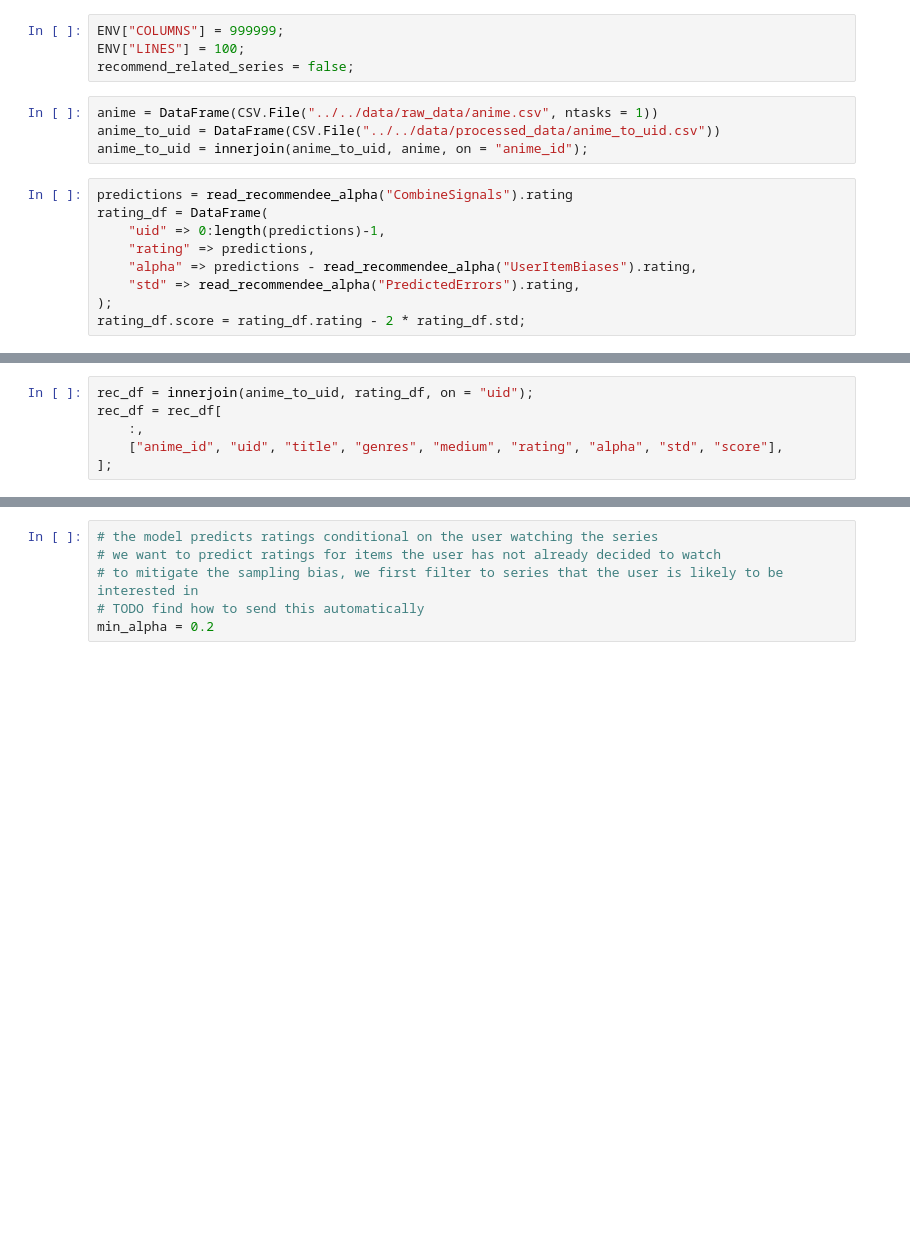
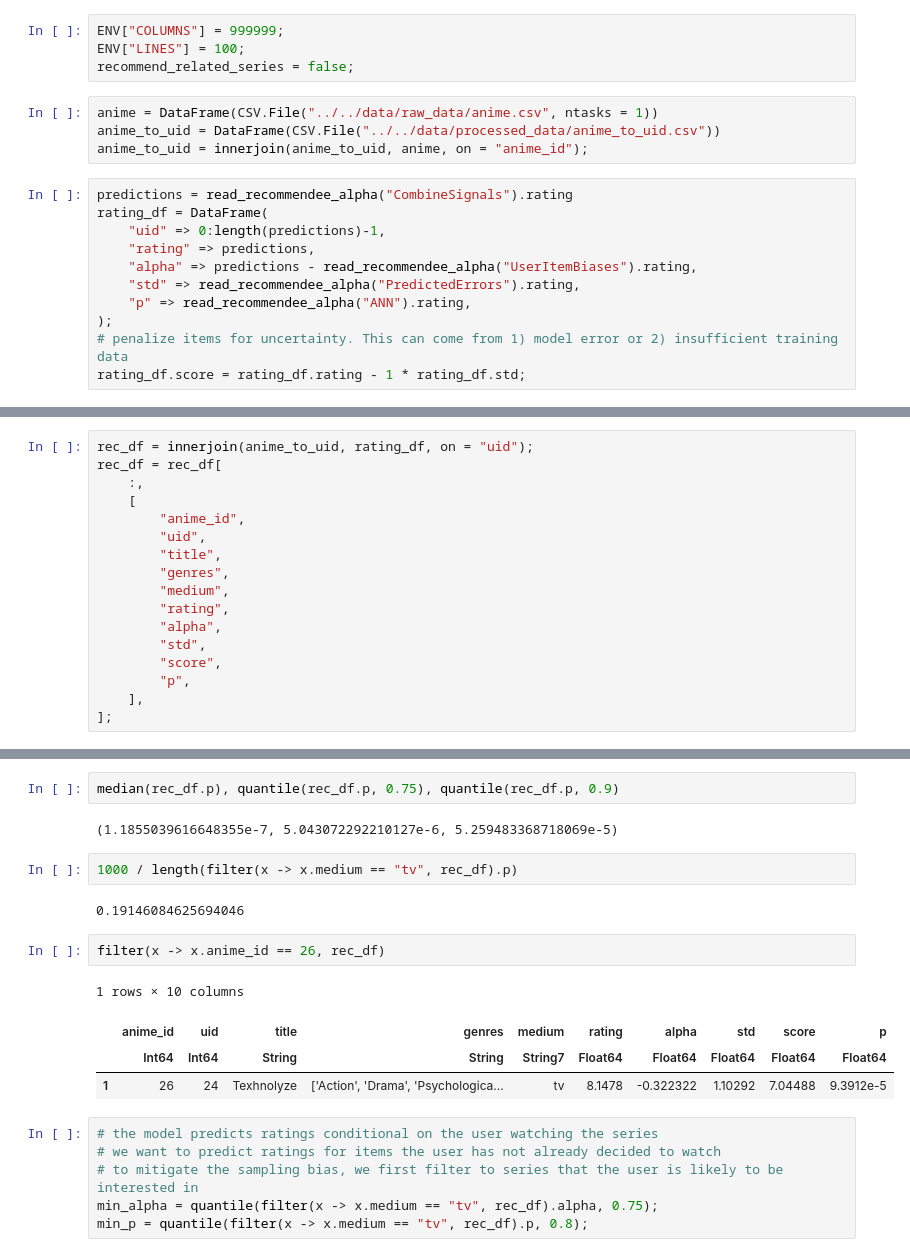
Before and after one commit to Fro116/RecommenderSystem, a Jupyter notebook: notebooks/DisplayRecs/Recommendations.ipynb, the cells around one changed output, grey strips where cells are left out. Saved outputs shown, nothing was run; the diff lists cells and outputs as text; blank space fills up the shorter version.

```diff
--- a/notebooks/DisplayRecs/Recommendations.ipynb
+++ b/notebooks/DisplayRecs/Recommendations.ipynb
@@ -18,8 +18,10 @@ rating_df = DataFrame(
     "rating" => predictions,
     "alpha" => predictions - read_recommendee_alpha("UserItemBiases").rating,
     "std" => read_recommendee_alpha("PredictedErrors").rating,
+    "p" => read_recommendee_alpha("ANN").rating,
 );
-rating_df.score = rating_df.rating - 2 * rating_df.std;
+# penalize items for uncertainty. This can come from 1) model error or 2) insufficient training data
+rating_df.score = rating_df.rating - 1 * rating_df.std;
 # %%
 # evaluate our insample predictions
 df = get_recommendee_list()
@@ -46,7 +63,18 @@ end;
 rec_df = innerjoin(anime_to_uid, rating_df, on = "uid");
 rec_df = rec_df[
     :,
-    ["anime_id", "uid", "title", "genres", "medium", "rating", "alpha", "std", "score"],
+    [
+        "anime_id",
+        "uid",
+        "title",
+        "genres",
+        "medium",
+        "rating",
+        "alpha",
+        "std",
+        "score",
+        "p",
+    ],
 ];
 # %%
 length(get_recommendee_list().item) + length(get_implicit_list().item)
@@ -53,6 +83,21 @@ length(get_recommendee_list().item) + length(get_implicit_list().item)
+# %%
+median(rec_df.p), quantile(rec_df.p, 0.75), quantile(rec_df.p, 0.9)
+# %% [output]
+(1.1855039616648355e-7, 5.043072292210127e-6, 5.259483368718069e-5)
+# %%
+1000 / length(filter(x -> x.medium == "tv", rec_df).p)
+# %% [output]
+0.19146084625694046
+# %%
+filter(x -> x.anime_id == 26, rec_df)
+# %% [output]
+1 rows × 10 columns
+|  | anime_id | uid | title | genres | medium | rating | alpha | std | score | p |
+|  | Int64 | Int64 | String | String | String7 | Float64 | Float64 | Float64 | Float64 | Float64 |
+| 1 | 26 | 24 | Texhnolyze | ['Action', 'Drama', 'Psychologica... | tv | 8.1478 | -0.322322 | 1.10292 | 7.04488 | 9.3912e-5 |
 # %%
 # the model predicts ratings conditional on the user watching the series
 # we want to predict ratings for items the user has not already decided to watch
 # to mitigate the sampling bias, we first filter to series that the user is likely to be interested in
-# TODO find how to send this automatically
-min_alpha = 0.2
+min_alpha = quantile(filter(x -> x.medium == "tv", rec_df).alpha, 0.75);
+min_p = quantile(filter(x -> x.medium == "tv", rec_df).p, 0.8);
```
Also changed, not shown: parts of 14 cells of this notebook, 4 other files.
